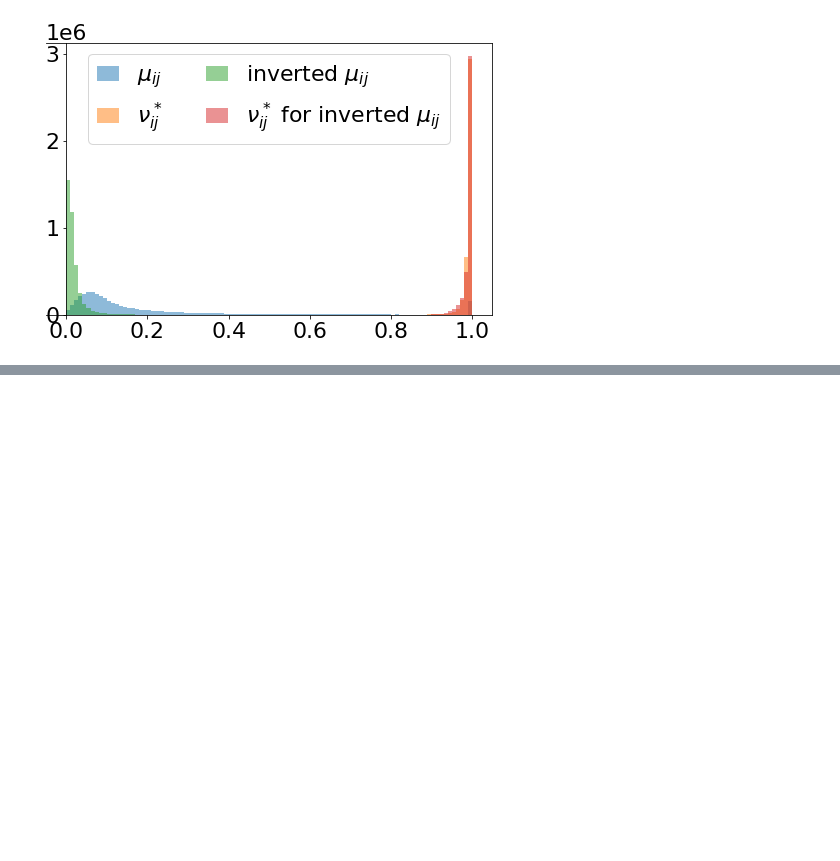
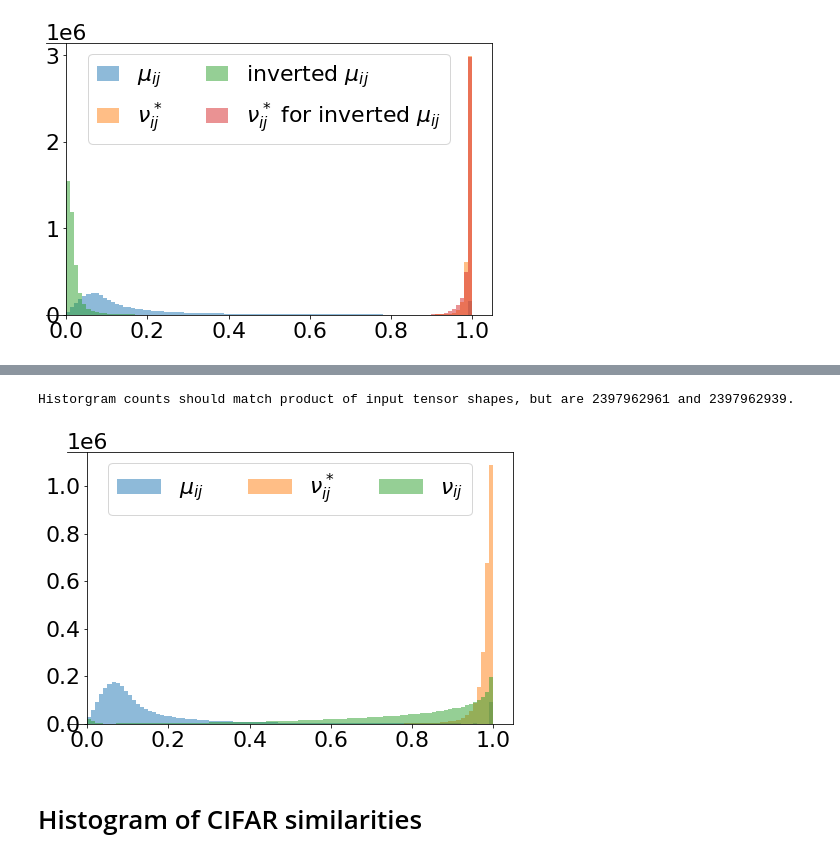
Before and after one commit to sdamrich/UMAPs-true-loss, a Jupyter notebook: notebooks/similarity_histograms.ipynb, the cells around one changed output, grey strips where cells are left out. Cells and saved outputs as stored; diff of their text form; code cells hidden in the pictures; blank space fills up the shorter version.

```diff
--- a/notebooks/similarity_histograms.ipynb
+++ b/notebooks/similarity_histograms.ipynb
@@ -155,0 +233,7 @@ tensor(0.0043, device='cuda:0')
+# %%
+# load precomputed UMAP instance
+with open(os.path.join(data_path_lung_cancer, f"umapperns_after_seed_{seed}.pkl"), "rb") as file:
+    umapperns_lung_cancer = pickle.load(file)
+    embd_lung_cancer = umapperns_lung_cancer.embedding_
+
+lung_cancer_fil_graph = filter_graph(umapperns_lung_cancer.graph_, umapperns_lung_cancer.n_epochs).tocoo()
@@ -155,0 +242,32 @@ tensor(0.0043, device='cuda:0')
+# %%
+hist_high_lung_cancer, \
+hist_high_pos_lung_cancer, \
+hist_target_lung_cancer, \
+hist_target_pos_lung_cancer, \
+hist_low_lung_cancer, \
+hist_low_pos_lung_cancer, \
+bins_lung_cancer = hists_from_graph_embd(graph=lung_cancer_fil_graph,
+                                       embedding=embd_lung_cancer,
+                                       a=a,
+                                       b=b)
+# %% [output]
+Historgram counts should match product of input tensor shapes, but are 2397962961 and 2397962939.
+# %%
+# plot histogram of positive high-dimensional edges
+plt.rcParams.update({'font.size': 22})
+plt.figure(figsize=(8, 5))
+plt.hist(bins_lung_cancer[:-1], bins_lung_cancer, weights=hist_high_pos_lung_cancer, alpha=alpha, label=r"$\mu_{ij}$")
+plt.hist(bins_lung_cancer[:-1], bins_lung_cancer, weights=hist_target_pos_lung_cancer, alpha=alpha, label=r"$\nu_{ij}^*$")
+plt.hist(bins_lung_cancer[:-1], bins_lung_cancer, weights=hist_low_pos_lung_cancer, alpha=alpha, label=r"$\nu_{ij}$")
+
+plt.legend(loc="upper center", ncol=3)
+plt.gca().spines['left'].set_position("zero")
+plt.gca().spines['bottom'].set_position("zero")
+plt.savefig(os.path.join(fig_path, f"lung_cancer_hist_sims_pos_seed_{seed}.png"),
+            bbox_inches = 'tight',
+            pad_inches = 0,
+            dpi=300)
+# %% [output]
+[figure, added]
+# %% [markdown]
+# Histogram of CIFAR similarities
```
Also changed, not shown: parts of 23 cells of this notebook.
